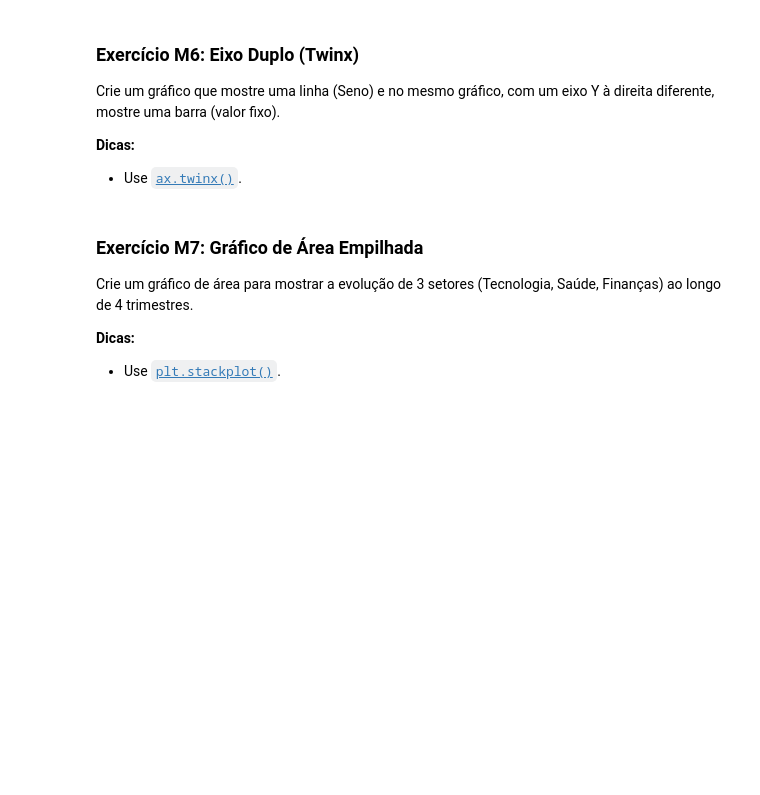
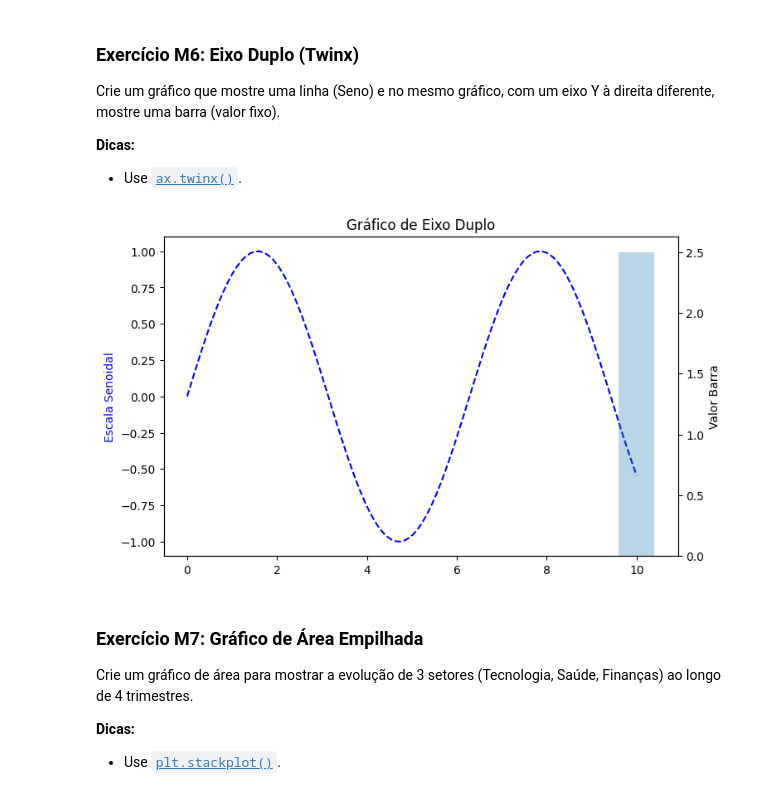
Before and after one commit to viktoruebelhart/pos_facens, a Jupyter notebook: Aula_3_Visualização_de_Dados.ipynb, the cells around one changed output. Cells and saved outputs as stored; diff of their text form; code cells hidden in the pictures; blank space fills up the shorter version.

```diff
--- a/Aula_3_Visualização_de_Dados.ipynb
+++ b/Aula_3_Visualização_de_Dados.ipynb
@@ -280,3 +314,28 @@ Crie um gráfico que mostre uma linha (Seno) e no mesmo gráfico, com um eixo Y
+# %%
+# Escreva aqui
+
+# Figura
+fig, ax1 = plt.subplots(figsize=(8, 5))
+
+x = np.linspace(0, 10, 100)
+
+#Eixo Seno
+ax1.plot(x, np.sin(x), 'b--', label='Oscilação Seno')
+ax1.set_ylabel('Escala Senoidal', color='b')
+
+#Barra
+x_bar = 10 #posição da barra
+valores_barra = 2.5
+
+# Criando o segundo eixo Y
+ax2 = ax1.twinx()
+ax2.bar(x_bar, valores_barra, alpha=0.3)
+ax2.set_ylabel('Valor Barra', color='black')
+
+plt.title('Gráfico de Eixo Duplo')
+plt.show()
+# %% [output]
+[figure, added]
 # %% [markdown]
 ### Exercício M7: Gráfico de Área Empilhada
 Crie um gráfico de área para mostrar a evolução de 3 setores (Tecnologia, Saúde, Finanças) ao longo de 4 trimestres.
```
Also changed, not shown: parts of 10 cells of this notebook.
